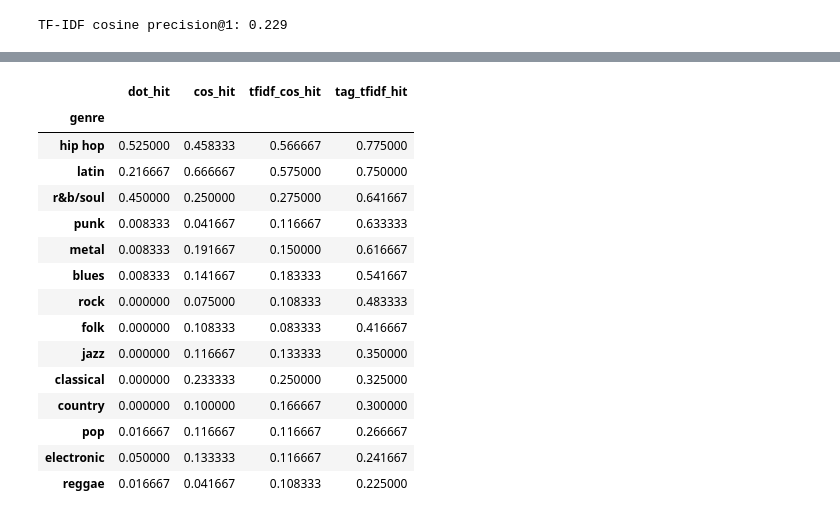
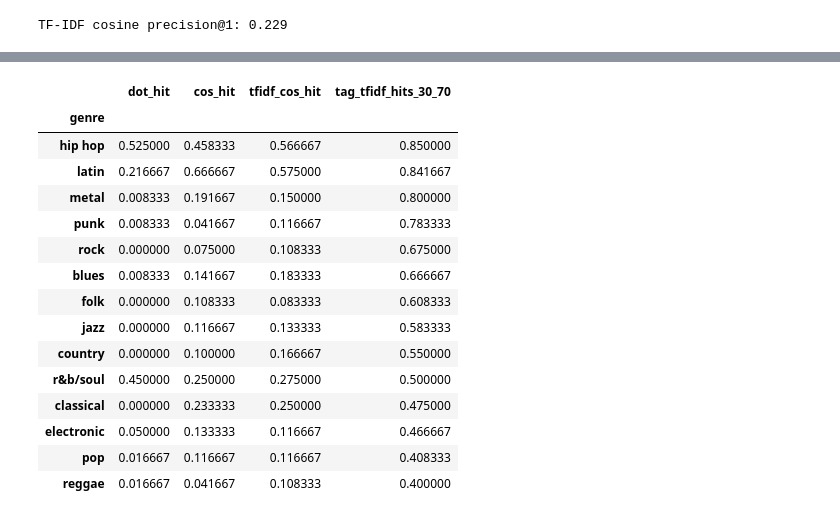
Before and after one commit to ae-phillips/uu_vectors_and_matrices, a Jupyter notebook: Thursday Lab/lab_01.ipynb, the cells around one changed output, grey strips where cells are left out. Saved outputs shown, nothing was run; the diff lists cells and outputs as text; code cells hidden in the pictures.

```diff
--- a/Thursday Lab/lab_01.ipynb
+++ b/Thursday Lab/lab_01.ipynb
@@ -1277,4 +1334,5 @@ TF-IDF cosine AND TAG precision@3: 0.469
 # %%
+# correct genre hit by genre
 genre_hit_counts = pd.DataFrame({
     "genre": pd.concat([
         genre["genre"],
@@ -1285,10 +1343,10 @@ genre_hit_counts = pd.DataFrame({
     "dot_hit": dot_hits.reset_index(drop=True),
     "cos_hit": cos_hits.reset_index(drop=True),
     "tfidf_cos_hit": tfidf_cos_hits.reset_index(drop=True),
-    "tag_tfidf_hit": tag_tfidf_hits.reset_index(drop=True)
+    "tag_tfidf_hits_30_70": tag_tfidf_hits_30_70.reset_index(drop=True)
 })
 
 genre_hit_counts.groupby("genre")[
-    ["dot_hit", "cos_hit", "tfidf_cos_hit", "tag_tfidf_hit"]
-].sum().sort_values("tag_tfidf_hit", ascending=False)
+    ["dot_hit", "cos_hit", "tfidf_cos_hit", "tag_tfidf_hits_30_70"]
+].sum().sort_values("tag_tfidf_hits_30_70", ascending=False)
 # %% [output]
@@ -1311,27 +1369,29 @@ genre_hit_counts.groupby("genre")[
 # %%
+# correct genre hit by genre (percentage)
 genre_precision = (
     genre_hit_counts
     .groupby("genre")[
-        ["dot_hit", "cos_hit", "tfidf_cos_hit", "tag_tfidf_hit"]
+        ["dot_hit", "cos_hit", "tfidf_cos_hit", "tag_tfidf_hits_30_70"]
     ]
     .mean()
 )
 
-genre_precision.sort_values("tag_tfidf_hit", ascending=False)
+genre_precision.sort_values("tag_tfidf_hits_30_70"
+"", ascending=False)
 # %% [output]
-|  | dot_hit | cos_hit | tfidf_cos_hit | tag_tfidf_hit |
+|  | dot_hit | cos_hit | tfidf_cos_hit | tag_tfidf_hits_30_70 |
 | genre |  |  |  |  |
-| hip hop | 0.525000 | 0.458333 | 0.566667 | 0.775000 |
-| latin | 0.216667 | 0.666667 | 0.575000 | 0.750000 |
-| r&b/soul | 0.450000 | 0.250000 | 0.275000 | 0.641667 |
-| punk | 0.008333 | 0.041667 | 0.116667 | 0.633333 |
-| metal | 0.008333 | 0.191667 | 0.150000 | 0.616667 |
-| blues | 0.008333 | 0.141667 | 0.183333 | 0.541667 |
-| rock | 0.000000 | 0.075000 | 0.108333 | 0.483333 |
-| folk | 0.000000 | 0.108333 | 0.083333 | 0.416667 |
-| jazz | 0.000000 | 0.116667 | 0.133333 | 0.350000 |
-| classical | 0.000000 | 0.233333 | 0.250000 | 0.325000 |
-| country | 0.000000 | 0.100000 | 0.166667 | 0.300000 |
-| pop | 0.016667 | 0.116667 | 0.116667 | 0.266667 |
-| electronic | 0.050000 | 0.133333 | 0.116667 | 0.241667 |
-| reggae | 0.016667 | 0.041667 | 0.108333 | 0.225000 |
+| hip hop | 0.525000 | 0.458333 | 0.566667 | 0.850000 |
+| latin | 0.216667 | 0.666667 | 0.575000 | 0.841667 |
+| metal | 0.008333 | 0.191667 | 0.150000 | 0.800000 |
+| punk | 0.008333 | 0.041667 | 0.116667 | 0.783333 |
+| rock | 0.000000 | 0.075000 | 0.108333 | 0.675000 |
+| blues | 0.008333 | 0.141667 | 0.183333 | 0.666667 |
+| folk | 0.000000 | 0.108333 | 0.083333 | 0.608333 |
+| jazz | 0.000000 | 0.116667 | 0.133333 | 0.583333 |
+| country | 0.000000 | 0.100000 | 0.166667 | 0.550000 |
+| r&b/soul | 0.450000 | 0.250000 | 0.275000 | 0.500000 |
+| classical | 0.000000 | 0.233333 | 0.250000 | 0.475000 |
+| electronic | 0.050000 | 0.133333 | 0.116667 | 0.466667 |
+| pop | 0.016667 | 0.116667 | 0.116667 | 0.408333 |
+| reggae | 0.016667 | 0.041667 | 0.108333 | 0.400000 |
```
Also changed, not shown: parts of 13 cells of this notebook, 1 other file.
